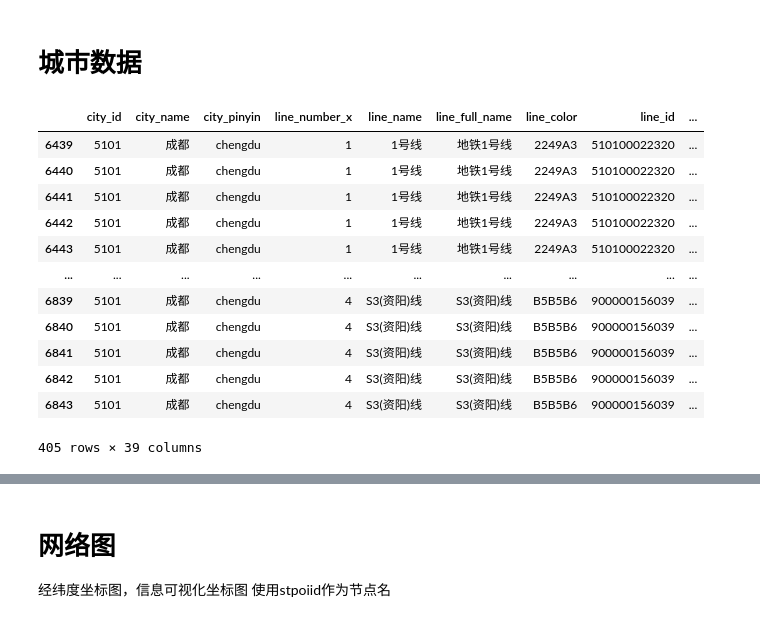
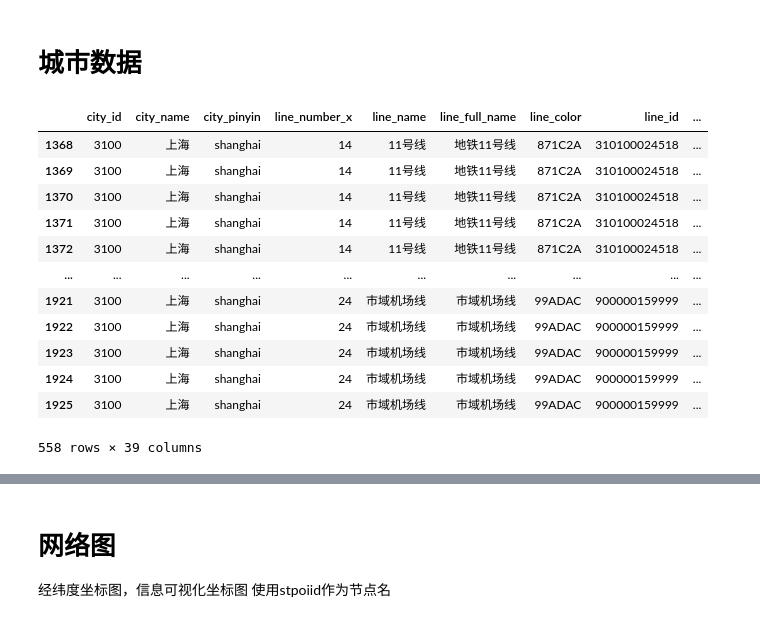
Before and after one commit to Kofi-W/net_charts, a Jupyter notebook: subway/charts_data.ipynb, the cells around one changed output, grey strips where cells are left out. Saved outputs shown, nothing was run; the diff lists cells and outputs as text; code cells hidden in the pictures.

```diff
--- a/subway/charts_data.ipynb
+++ b/subway/charts_data.ipynb
@@ -18,8 +18,8 @@ from subway_network import NetDataPivot, NetDegree, NetDataGraph, NetLength, Cit
 # %% [markdown]
 # 数据处理
 # %%
-df_row = pd.read_csv('../data/subway/ads_subway_cleaned.csv')
-df_row
+df_raw = pd.read_csv('../data/subway/ads_subway_cleaned.csv')
+df_raw
 # %% [output]
 |  | city_id | city_name | city_pinyin | line_number_x | line_name | line_full_name | line_color | line_id | ... |
 | 0 | 1100 | 北京 | beijing | 8 | 7号线 | 地铁7号线 | F9BE58 | 110100023054 | ... |
@@ -75,22 +75,22 @@ df_index
 # %% [markdown]
 # 城市数据
 # %%
-city_name = "成都"
+city_name = "上海"
 # %%
-df_city = df_row[df_row['city_name'] == city_name]
+df_city = df_raw[df_raw['city_name'] == city_name]
 df_city
 # %% [output]
 |  | city_id | city_name | city_pinyin | line_number_x | line_name | line_full_name | line_color | line_id | ... |
-| 6439 | 5101 | 成都 | chengdu | 1 | 1号线 | 地铁1号线 | 2249A3 | 510100022320 | ... |
-| 6440 | 5101 | 成都 | chengdu | 1 | 1号线 | 地铁1号线 | 2249A3 | 510100022320 | ... |
-| 6441 | 5101 | 成都 | chengdu | 1 | 1号线 | 地铁1号线 | 2249A3 | 510100022320 | ... |
-| 6442 | 5101 | 成都 | chengdu | 1 | 1号线 | 地铁1号线 | 2249A3 | 510100022320 | ... |
-| 6443 | 5101 | 成都 | chengdu | 1 | 1号线 | 地铁1号线 | 2249A3 | 510100022320 | ... |
+| 1368 | 3100 | 上海 | shanghai | 14 | 11号线 | 地铁11号线 | 871C2A | 310100024518 | ... |
+| 1369 | 3100 | 上海 | shanghai | 14 | 11号线 | 地铁11号线 | 871C2A | 310100024518 | ... |
+| 1370 | 3100 | 上海 | shanghai | 14 | 11号线 | 地铁11号线 | 871C2A | 310100024518 | ... |
+| 1371 | 3100 | 上海 | shanghai | 14 | 11号线 | 地铁11号线 | 871C2A | 310100024518 | ... |
+| 1372 | 3100 | 上海 | shanghai | 14 | 11号线 | 地铁11号线 | 871C2A | 310100024518 | ... |
 | ... | ... | ... | ... | ... | ... | ... | ... | ... | ... |
-| 6839 | 5101 | 成都 | chengdu | 4 | S3(资阳)线 | S3(资阳)线 | B5B5B6 | 900000156039 | ... |
-| 6840 | 5101 | 成都 | chengdu | 4 | S3(资阳)线 | S3(资阳)线 | B5B5B6 | 900000156039 | ... |
-| 6841 | 5101 | 成都 | chengdu | 4 | S3(资阳)线 | S3(资阳)线 | B5B5B6 | 900000156039 | ... |
-| 6842 | 5101 | 成都 | chengdu | 4 | S3(资阳)线 | S3(资阳)线 | B5B5B6 | 900000156039 | ... |
-| 6843 | 5101 | 成都 | chengdu | 4 | S3(资阳)线 | S3(资阳)线 | B5B5B6 | 900000156039 | ... |
+| 1921 | 3100 | 上海 | shanghai | 24 | 市域机场线 | 市域机场线 | 99ADAC | 900000159999 | ... |
+| 1922 | 3100 | 上海 | shanghai | 24 | 市域机场线 | 市域机场线 | 99ADAC | 900000159999 | ... |
+| 1923 | 3100 | 上海 | shanghai | 24 | 市域机场线 | 市域机场线 | 99ADAC | 900000159999 | ... |
+| 1924 | 3100 | 上海 | shanghai | 24 | 市域机场线 | 市域机场线 | 99ADAC | 900000159999 | ... |
+| 1925 | 3100 | 上海 | shanghai | 24 | 市域机场线 | 市域机场线 | 99ADAC | 900000159999 | ... |
-405 rows × 39 columns
+558 rows × 39 columns
 # %%
```
Also changed, not shown: parts of 32 cells of this notebook, 4 other files.
